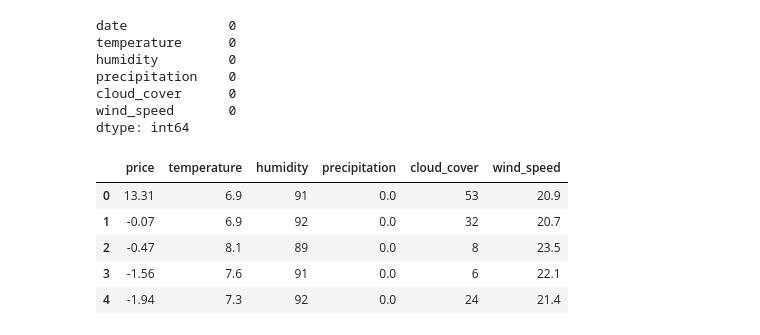
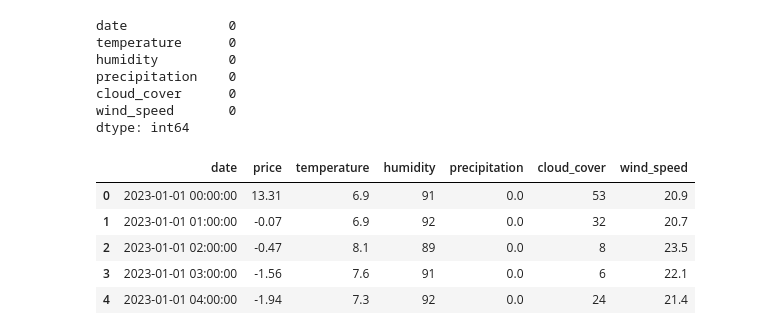
Before and after one commit to sulcer/electricity_predictor, a Jupyter notebook: notebooks/preprocessing_price_data.ipynb, the cells around one changed output. Drawn from its saved outputs; the diff is of its cells as text; code cells hidden in the pictures.

```diff
--- a/notebooks/preprocessing_price_data.ipynb
+++ b/notebooks/preprocessing_price_data.ipynb
@@ -134,14 +134,14 @@ wind_speed       0
 dtype: int64
 # %%
 df_merged = pd.merge(df, df_weather, on='date')
-df_merged.drop('date', axis=1, inplace=True)
+# df_merged.drop('date', axis=1, inplace=True)
 df_merged.head()
 # %% [output]
-|  | price | temperature | humidity | precipitation | cloud_cover | wind_speed |
-| 0 | 13.31 | 6.9 | 91 | 0.0 | 53 | 20.9 |
-| 1 | -0.07 | 6.9 | 92 | 0.0 | 32 | 20.7 |
-| 2 | -0.47 | 8.1 | 89 | 0.0 | 8 | 23.5 |
-| 3 | -1.56 | 7.6 | 91 | 0.0 | 6 | 22.1 |
-| 4 | -1.94 | 7.3 | 92 | 0.0 | 24 | 21.4 |
+|  | date | price | temperature | humidity | precipitation | cloud_cover | wind_speed |
+| 0 | 2023-01-01 00:00:00 | 13.31 | 6.9 | 91 | 0.0 | 53 | 20.9 |
+| 1 | 2023-01-01 01:00:00 | -0.07 | 6.9 | 92 | 0.0 | 32 | 20.7 |
+| 2 | 2023-01-01 02:00:00 | -0.47 | 8.1 | 89 | 0.0 | 8 | 23.5 |
+| 3 | 2023-01-01 03:00:00 | -1.56 | 7.6 | 91 | 0.0 | 6 | 22.1 |
+| 4 | 2023-01-01 04:00:00 | -1.94 | 7.3 | 92 | 0.0 | 24 | 21.4 |
 # %%
 df_merged.to_csv('../data/processed/price_data.csv', index=False)
```
Also changed, not shown: 3 other files.
